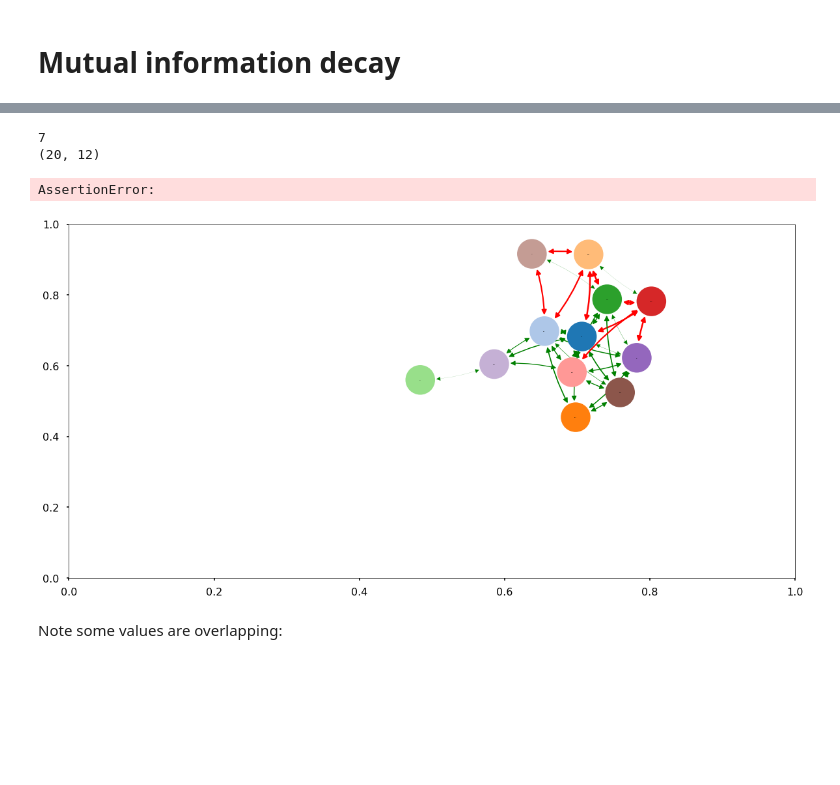
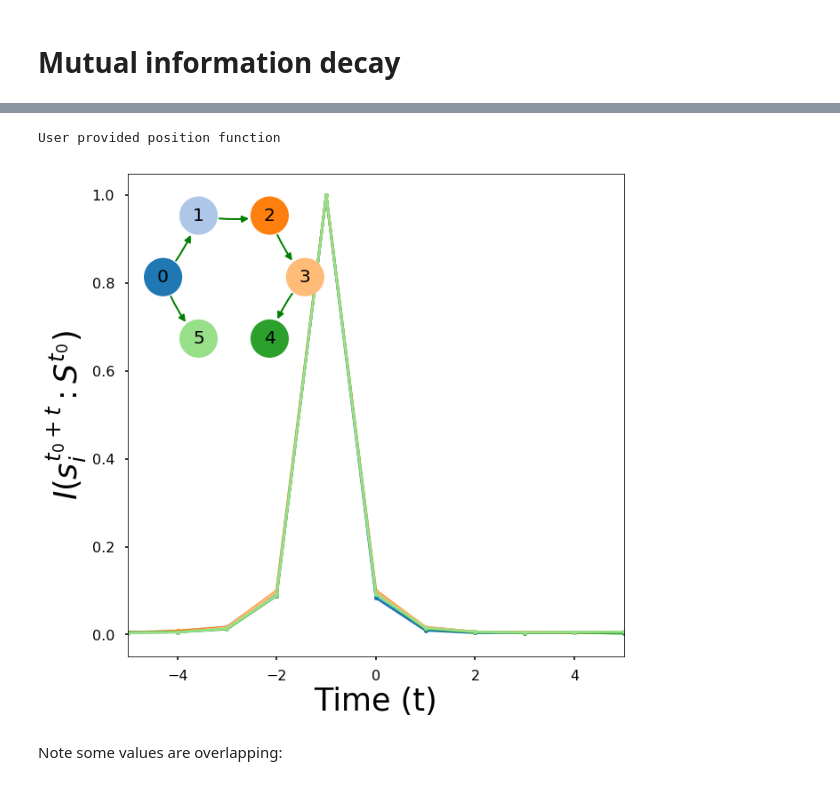
Before and after one commit to cvanelteren/information_impact, a Jupyter notebook: Notebooks/Advanced_example.ipynb, the cells around one changed output, grey strips where cells are left out. Saved outputs shown, nothing was run; the diff lists cells and outputs as text; code cells hidden in the pictures; blank space fills up the shorter version.

```diff
--- a/Notebooks/Advanced_example.ipynb
+++ b/Notebooks/Advanced_example.ipynb
@@ -161,39 +267,55 @@ Delta =  0.03 sec
 # %%
 %matplotlib inline
-fig, ax = plt.subplots(figsize =(20, 10))
+fig, ax = plt.subplots(figsize =(10, 10))
 elements = []
-x = np.arange(mi.shape[0])
+
+if opt == 'forward':
+    x = np.arange(0, mi.shape[0])
+elif opt == 'backward':
+    x = np.arange(-mi,shape[0], 0)
+else:
+    x = np.arange(-mi.shape[0] // 2, mi.shape[0] // 2)
 colors = plt.cm.tab20(np.arange(graph.number_of_nodes()))
 from mpl_toolkits.axes_grid.inset_locator import inset_axes
 
 inax = inset_axes(ax,
-                    width  ="70%",
-                    height ="60%",
-                    loc    = 'upper right')
+                    width  ="40%",
+                    height ="40%",
+                    loc    = 'upper left' if reverse else 'upper right')
 plotz.addGraphPretty(graph, ax = inax, \
                      cmap = colors, mapping = model.mapping, \
-                     positions = pos)
+                     positions = nx.circular_layout, \
+                     circle = dict(radius = .27), \
+                     annotate = dict(fontsize = 75),\
+                    )
 
 inax.axis('off')
+inax.invert_xaxis()
 for node, nodeidx in sorted(model.mapping.items(), key = lambda x: x[1]):
-    ax.plot(x, mi[:, nodeidx], marker ='o', color = colors[nodeidx], label = node)
+    ax.plot(x, mi[:, nodeidx], marker ='o', \
+            markersize = 5,\
+            color = colors[nodeidx], \
+            label = node)
     element = plt.Line2D([0],[0], \
                        color = colors[nodeidx], \
-                       label = node, \
+                       label = node + 1, \
                        linestyle = 'none',\
                        marker = 'o')
 
     elements.append(element)
-ax.legend()
-ax.set(xlabel = 'Time [step]', \
-       ylabel = '$I(s_i^{t + t_0} : S^{t + t_0})$',\
-       )
+# ax.legend(handles = elements)
+ax.set_xlabel('Time (t)', fontsize = 35)
+ax.set_ylabel('$I(s_i^{t_0 + t} : S^{t_0})$', fontsize = 35)
+
+idx = deltas // 2
+idx = 5
+ax.set_xlim(-idx, idx)
 fig.show()
+# fig.savefig('../../thesis/figures/directed_asymmetry.eps')
+# fig.savefig('../../thesis/figures/undirected_symmetry.eps')
 # %% [output]
-7
-(20, 12)
+User provided position function
-AssertionError:
-[figure, old version]
+[figure, new version]
 # %% [markdown]
 Note some values are overlapping:
 # %%
```
Also changed, not shown: parts of 6 cells of this notebook, 7 other files.
